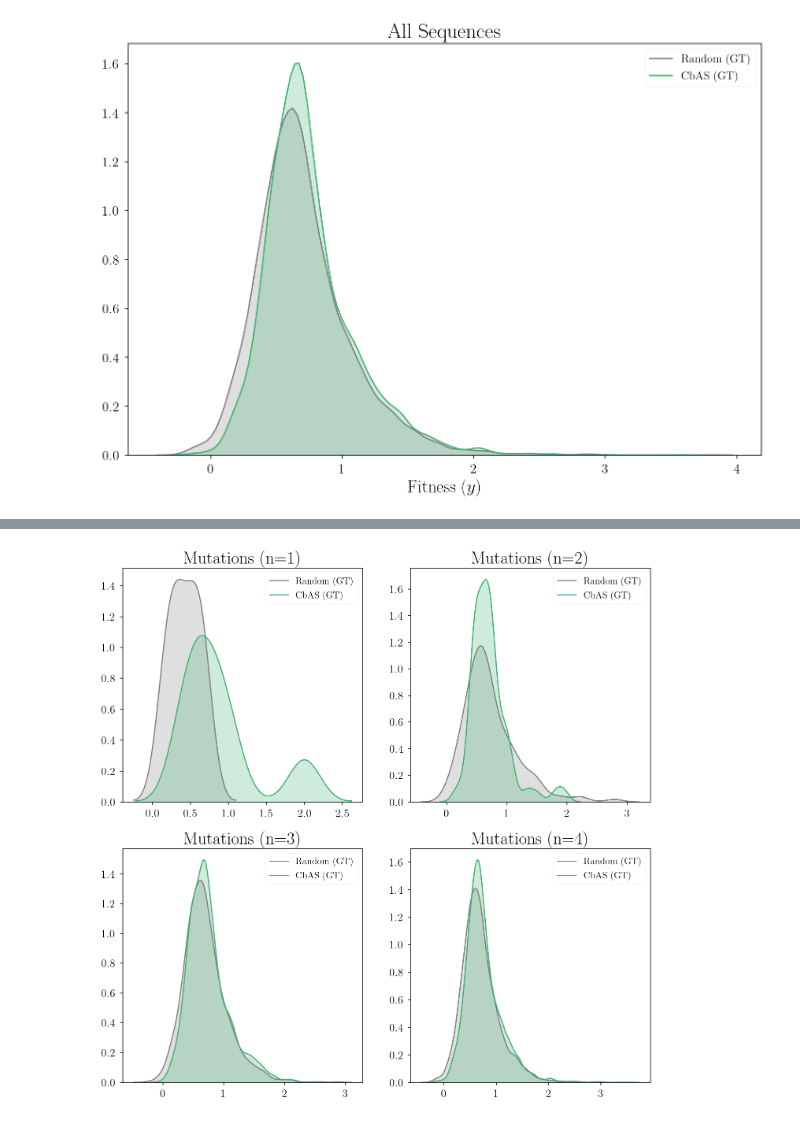
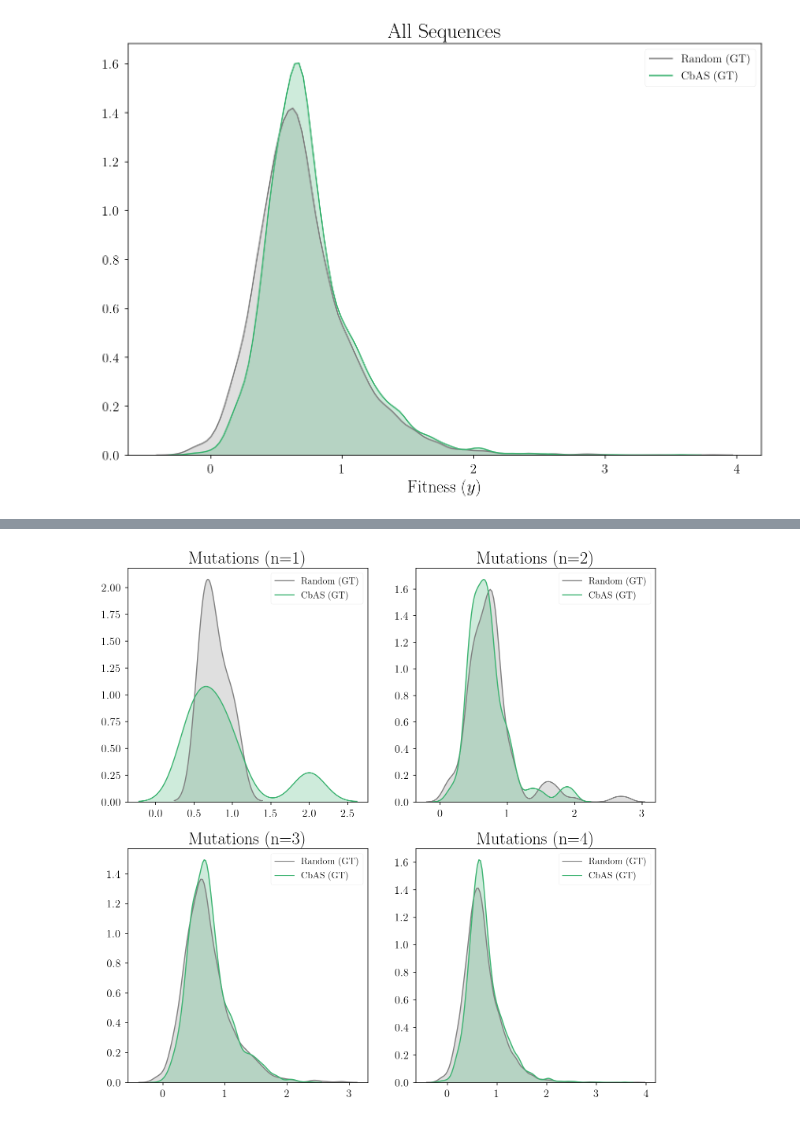
Before and after one commit to ayushkarnawat/profit, a Jupyter notebook: examples/gb1/pred_vs_true.ipynb, the cells around one changed output, grey strips where cells are left out. Saved outputs shown, nothing was run; the diff lists cells and outputs as text; code cells hidden in the pictures.

```diff
--- a/examples/gb1/pred_vs_true.ipynb
+++ b/examples/gb1/pred_vs_true.ipynb
@@ -808,9 +814,0 @@ mutation_classes, random_hamming_count = np.unique(random_hamming, return_counts
-# %%
-fig, axarr = plt.subplots(nrows=2, ncols=2, figsize=(12, 12))
-
-for ax, t in zip(axarr.flatten(), mutation_classes):
-    random_hamming_mean = mu_oracle[np.where(cbas_hamming == t)]
-    cbas_hamming_mean = unique_y[np.where(cbas_hamming == t)]
-    sns.kdeplot(random_hamming_mean.numpy(), shade=True, label="Random", color="grey", ax=ax)
-    sns.kdeplot(cbas_hamming_mean, shade=True, label="CbAS", color="mediumseagreen", ax=ax)
-    ax.set_title(f"Mutations (n=${t}$)")
@@ -870,4 +1004,11 @@ Text(0.5, 1.0, 'All Sequences')
 # %%
 template = list("MTYKLILNGKTLKGETTTEAVDAATAEKVFKQYANDNGVDGEWTYDDATKTFTVTE")
 cbas_hamming = (unique_seqs != template).sum(axis=-1)
+random_hamming = (np.array([tokenizer.decode(seq)
+                            for seq in Vaa.numpy()]) != template).sum(axis=-1)
+mutation_classes, random_hamming_count = np.unique(random_hamming, return_counts=True)
 mutation_classes, cbas_hamming_count = np.unique(cbas_hamming, return_counts=True)
+
+if 0 in mutation_classes:
+    mutation_classes = mutation_classes[1:]
+mutation_classes
@@ -874,5 +1017,20 @@ mutation_classes, cbas_hamming_count = np.unique(cbas_hamming, return_counts=Tru
-# %%
-template = list("MTYKLILNGKTLKGETTTEAVDAATAEKVFKQYANDNGVDGEWTYDDATKTFTVTE")
-random_hamming = (np.array([tokenizer.decode(seq)
-                            for seq in Vaa.numpy()]) != template).sum(axis=-1)
-mutation_classes, random_hamming_count = np.unique(random_hamming, return_counts=True)
+# %%
+cols = ["Random", "CbAS", "Hamming"]
+
+df = pd.DataFrame(columns=cols)
+for t in mutation_classes:
+    random_hamming_vals = mu_gt[np.where(random_hamming == t)]
+    cbas_hamming_vals = unique_y_gt[np.where(cbas_hamming == t)]
+
+    max_num_vals = max(random_hamming_vals.shape[0], cbas_hamming_vals.shape[0])
+    random_hamming_class = np.array([np.nan] * max_num_vals)
+    random_hamming_class[:len(random_hamming_vals)] = random_hamming_vals
+    cbas_hamming_class = np.array([np.nan] * max_num_vals)
+    cbas_hamming_class[:len(cbas_hamming_vals)] = cbas_hamming_vals
+    hamming_class = np.array([t] * max_num_vals)
+
+    class_dict = dict(zip(cols, [random_hamming_class,
+                                cbas_hamming_class,
+                                hamming_class]))
+    df = df.append(pd.DataFrame(class_dict), ignore_index=True)
+df.head()
@@ -879,11 +1146,11 @@ mutation_classes, random_hamming_count = np.unique(random_hamming, return_counts
 # %%
 fig, axarr = plt.subplots(nrows=2, ncols=2, figsize=(12, 12))
 
 for ax, t in zip(axarr.flatten(), mutation_classes):
     cbas_hamming_mean_gt = unique_y_gt[np.where(cbas_hamming == t)]
-    random_hamming_mean_gt = mu_gt[np.where(cbas_hamming == t)]
+    random_hamming_mean_gt = mu_gt[np.where(random_hamming == t)]
     sns.kdeplot(random_hamming_mean_gt, shade=True, label="Random (GT)", color="grey", ax=ax)
     sns.kdeplot(cbas_hamming_mean_gt, shade=True, label="CbAS (GT)", color="mediumseagreen", ax=ax)
     ax.set_title(f"Mutations (n=${t}$)")
 # %% [output]
-[figure, old version]
+[figure, new version]
```
Also changed, not shown: parts of 11 cells of this notebook, 1 other file.
